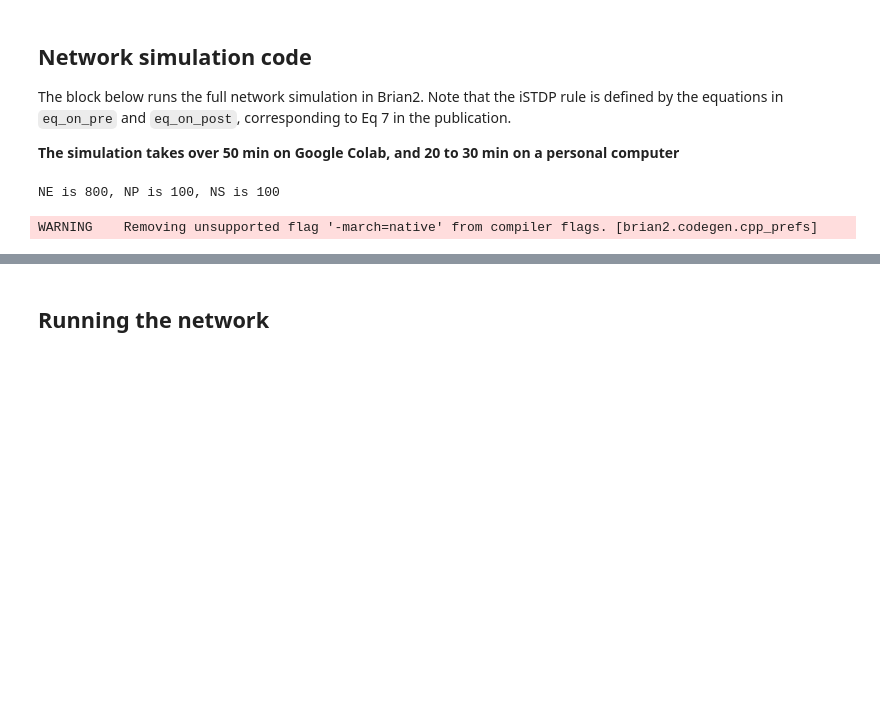
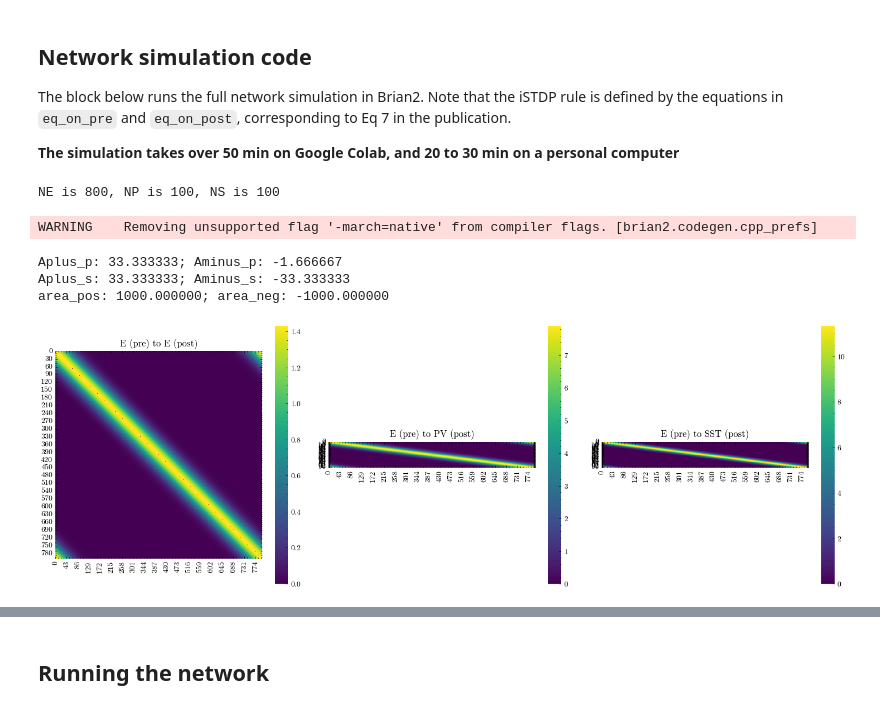
Before and after one commit to StevenZhang0116/structured-stabilization-in-recurrent-neural-circuits, a Jupyter notebook: Notebooks/03_ring_network_modify.ipynb, the cells around one changed output, grey strips where cells are left out. Drawn from its saved outputs; the diff is of its cells as text; code cells hidden in the pictures; blank space fills up the shorter version.

```diff
--- a/Notebooks/03_ring_network_modify.ipynb
+++ b/Notebooks/03_ring_network_modify.ipynb
@@ -300,23 +189,22 @@ con_ss.connect(p=connprob_ss)
 # ##################################################
 
 # exc to exc
-idxee_pre,idxee_post,wvals_ee = make_ring_pre_post_fixedsum_list(
+idxee_pre,idxee_post,wvals_ee = structure.make_ring_pre_post_fixedsum_list(
     NE,NE,w_ee_sum,k_ring_ee,w_thresh=0.001,avoid_self_connections=True)
 con_ee.connect(i=idxee_pre,j=idxee_post)
 con_ee.w = wvals_ee
 
 # exc to pv
-idxep_pre,idxep_post,wvals_ep = make_ring_pre_post_fixedsum_list(
+idxep_pre,idxep_post,wvals_ep = structure.make_ring_pre_post_fixedsum_list(
     NE,NP,w_ep_sum,k_ring_ep,w_thresh=0.001,avoid_self_connections=False)
 con_ep.connect(i=idxep_pre,j=idxep_post)
 con_ep.w = wvals_ep
 
 # exc to sst
-idxes_pre,idxes_post,wvals_es = make_ring_pre_post_fixedsum_list(
+idxes_pre,idxes_post,wvals_es = structure.make_ring_pre_post_fixedsum_list(
     NE,NS,w_es_sum,k_ring_es,w_thresh=0.001,avoid_self_connections=False)
 con_es.connect(i=idxes_pre,j=idxes_post)
 con_es.w = wvals_es
-
 
 # ###########################################
 # Inhibitory Plasticity
@@ -327,12 +215,30 @@ A0_s = 0.0 # start with no learning
 # derived parameters
 tauminus_stdp_p = gamma_p*tauplus_stdp_p
 tauminus_stdp_s = gamma_s*tauplus_stdp_s
+
 # NOT scaled by A0 here (since it controls learning on/off)
 Aplus_p = float(1/tauplus_stdp_p)*1E3 # time was in ms, needs to be seconds
 Aminus_p = float(theta_p/tauminus_stdp_p)*1E3
+print(f"Aplus_p: {Aplus_p:2f}; Aminus_p: {Aminus_p:2f}")
+
 Aplus_s = float(1/tauplus_stdp_s)*1E3
 Aminus_s = float(theta_s/tauminus_stdp_s) *1E3
+print(f"Aplus_s: {Aplus_s:2f}; Aminus_s: {Aminus_s:2f}")
 
+# modify to let the SST kernel not perfectly antisymmetric
+# if amp_scale = 1, then no change
+modify_amplitude = True
+if modify_amplitude:
+    amp_scale = 1.0
+    Aplus_s_new = amp_scale * Aplus_s
+    tauplus_stdp_s_new_ms = (-Aminus_s * tauminus_stdp_s) / Aplus_s_new
+    # overwrite the original values
+    Aplus_s = float(Aplus_s_new)
+    tauplus_stdp_s = float(tauplus_stdp_s_new_ms)
+
+    area_pos = Aplus_s * tauplus_stdp_s
+    area_neg = Aminus_s * tauminus_stdp_s
+    print(f"area_pos: {area_pos:2f}; area_neg: {area_neg:2f}")
 
 # simple traces for pre- and postsynaptic activity
 # (that need to be rescaled)
@@ -402,3 +308,31 @@ pop_rs_mon.active=False
 # %% [output]
 NE is 800, NP is 100, NS is 100
 WARNING    Removing unsupported flag '-march=native' from compiler flags. [brian2.codegen.cpp_prefs]
+Aplus_p: 33.333333; Aminus_p: -1.666667
+Aplus_s: 33.333333; Aminus_s: -33.333333
+area_pos: 1000.000000; area_neg: -1000.000000
+# %%
+ext_ext_init_weights = np.zeros((NE, NE))
+for i in range(len(idxee_pre)):
+    ext_ext_init_weights[idxee_pre[i], idxee_post[i]] = wvals_ee[i]
+
+ext_pv_init_weights = np.zeros((NE, NP))
+for i in range(len(idxep_pre)):
+    ext_pv_init_weights[idxep_pre[i], idxep_post[i]] = wvals_ep[i]
+
+ext_sst_init_weights = np.zeros((NE, NS))
+for i in range(len(idxes_pre)):
+    ext_sst_init_weights[idxes_pre[i], idxes_post[i]] = wvals_es[i]
+
+# similar to the layout (in terms of rotation) with Figure 4
+fig, ax = plt.subplots(1,3, figsize=(15,5))
+sns.heatmap(ext_ext_init_weights.T, ax=ax[0], cmap='viridis', cbar=True, square=True)
+sns.heatmap(ext_pv_init_weights.T, ax=ax[1], cmap='viridis', cbar=True, square=True)
+sns.heatmap(ext_sst_init_weights.T, ax=ax[2], cmap='viridis', cbar=True, square=True)
+ax[0].set_title('E (pre) to E (post)')
+ax[1].set_title('E (pre) to PV (post)')
+ax[2].set_title('E (pre) to SST (post)')
+fig.tight_layout()
+fig.savefig(f"../Figures/replicate_ring_structure_initial_weights_seed{tseed}.png", bbox_inches='tight', dpi=300)
+# %% [output]
+[figure, added]
```
Also changed, not shown: parts of 14 cells of this notebook, 2 other files.
